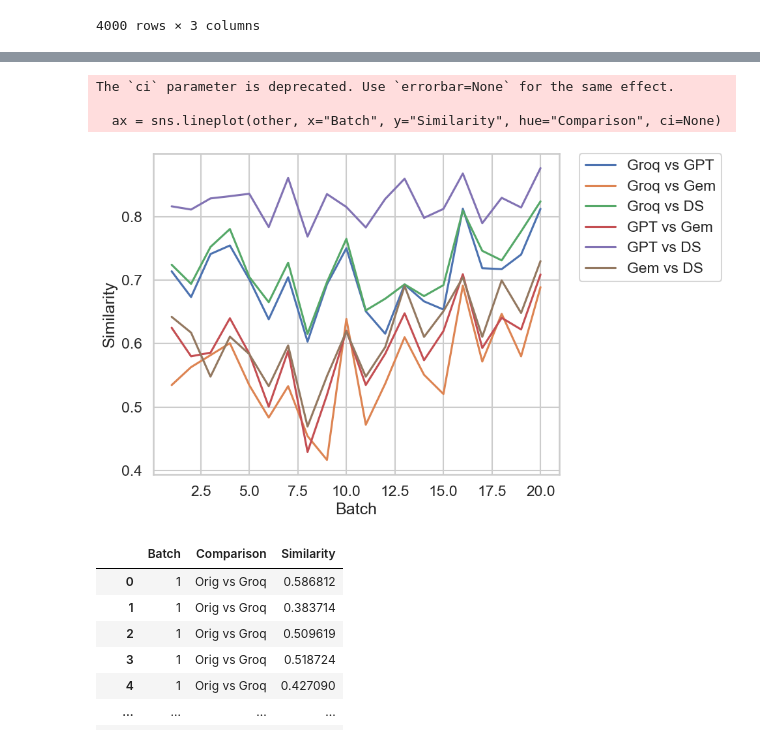
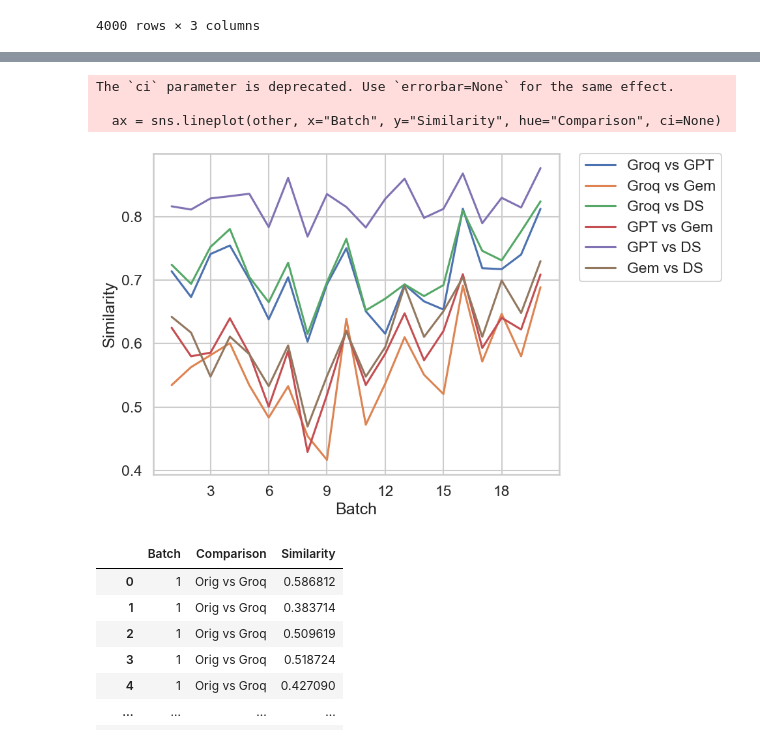
Before and after one commit to pinglainstitute/LLM-reviewtransformation, a Jupyter notebook: Notebooks/Twitter/semantic.ipynb, the cells around one changed output, grey strips where cells are left out. Cells and saved outputs as stored; diff of their text form; code cells hidden in the pictures.

Commit message:
commit
fix graphs

```diff
--- a/Notebooks/Twitter/semantic.ipynb
+++ b/Notebooks/Twitter/semantic.ipynb
@@ -279,15 +261,16 @@ plt.show()
 # %%
 plt.figure(figsize=(10, 6))
 ax = sns.lineplot(other, x="Batch", y="Similarity", hue="Comparison", ci=None)
+ax.xaxis.set_major_locator(plt.MaxNLocator(integer=True))
 plt.legend(bbox_to_anchor=(1.05, 1), loc='upper left', borderaxespad=0)
 
 plt.tight_layout()
 plt.show()
 # %% [output]
 The `ci` parameter is deprecated. Use `errorbar=None` for the same effect.
 
   ax = sns.lineplot(other, x="Batch", y="Similarity", hue="Comparison", ci=None)
-[figure, old version]
+[figure, new version]
 # %%
 semantic_long
 # %% [output]
```
Also changed, not shown: parts of 8 cells of this notebook, 5 other files.
